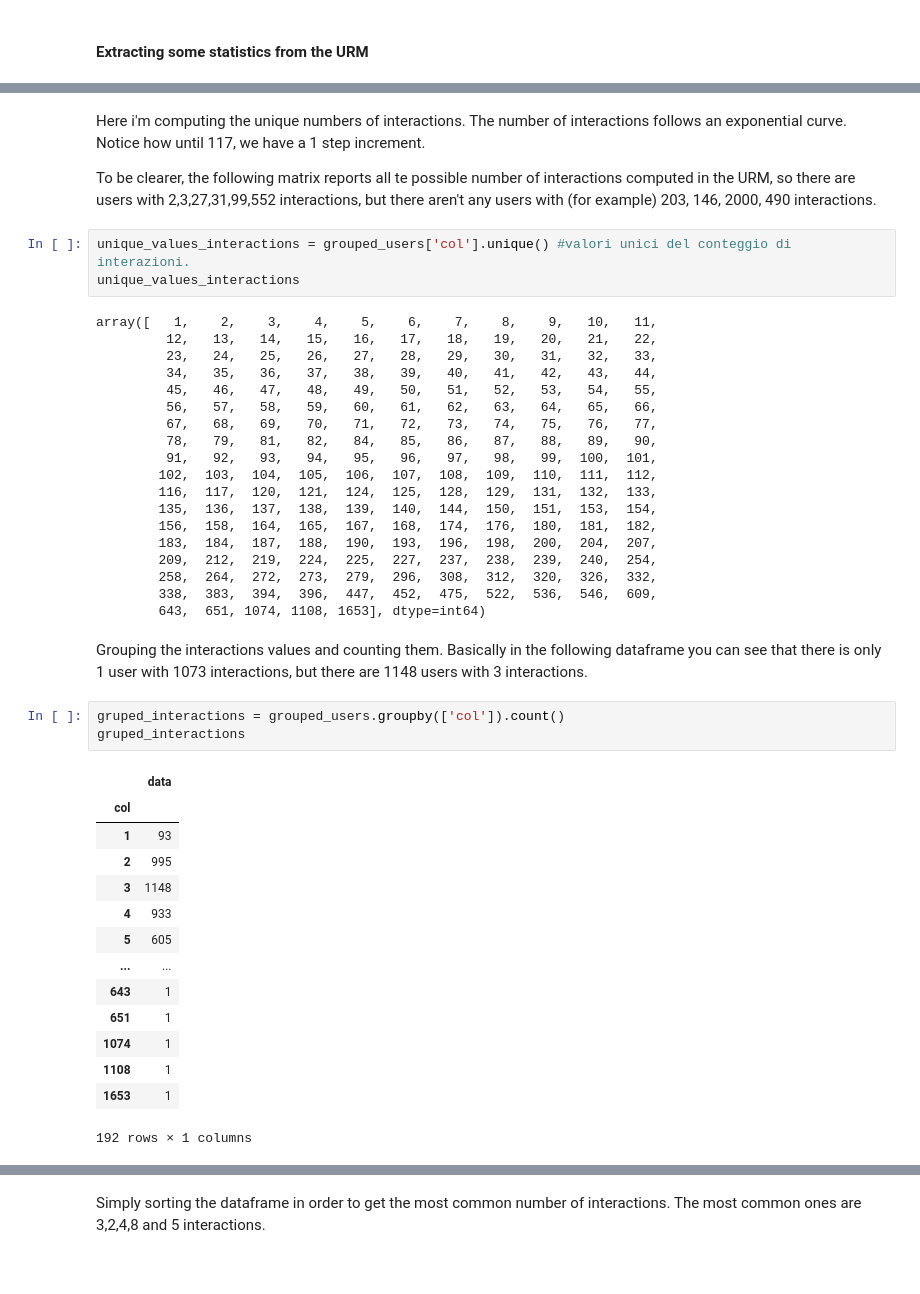
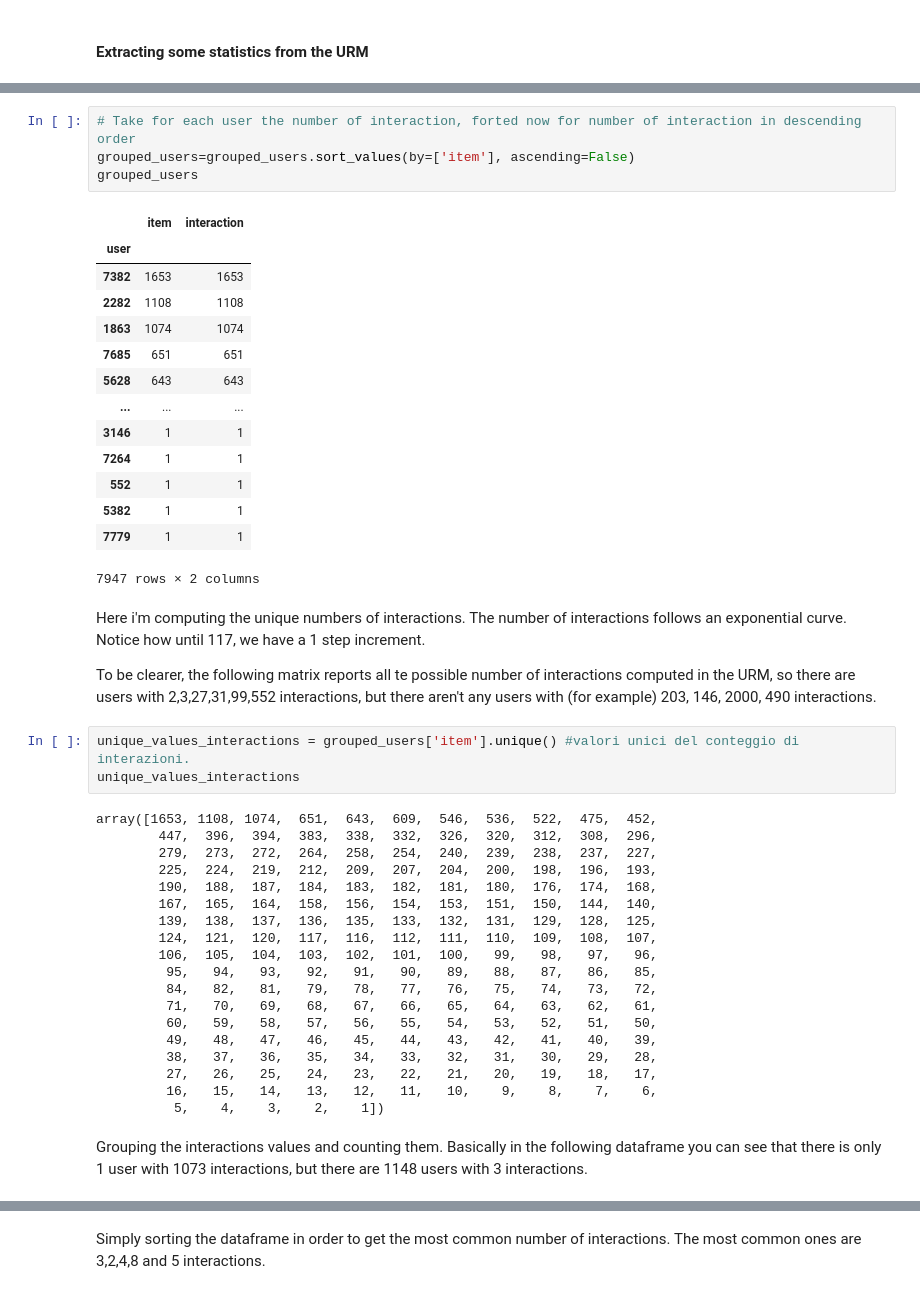
Before and after one commit to mattiasu96/Recommender-Systems-Challenge, a Jupyter notebook: New Challenge Data/Data Analysis.ipynb, the cells around one changed output, grey strips where cells are left out. Cells and saved outputs as stored; diff of their text form.

```diff
--- a/New Challenge Data/Data Analysis.ipynb
+++ b/New Challenge Data/Data Analysis.ipynb
@@ -107,46 +87,47 @@ grouped_users
+# %%
+# Take for each user the number of interaction, forted now for number of interaction in descending order
+grouped_users=grouped_users.sort_values(by=['item'], ascending=False)
+grouped_users
+# %% [output]
+|  | item | interaction |
+| user |  |  |
+| 7382 | 1653 | 1653 |
+| 2282 | 1108 | 1108 |
+| 1863 | 1074 | 1074 |
+| 7685 | 651 | 651 |
+| 5628 | 643 | 643 |
+| ... | ... | ... |
+| 3146 | 1 | 1 |
+| 7264 | 1 | 1 |
+| 552 | 1 | 1 |
+| 5382 | 1 | 1 |
+| 7779 | 1 | 1 |
+7947 rows × 2 columns
 # %% [markdown]
 Here i'm computing the unique numbers of interactions. The number of interactions follows an exponential curve. Notice how until 117, we have a 1 step increment.
 
 To be clearer, the following matrix reports all te possible number of interactions computed in the URM, so there are users with 2,3,27,31,99,552 interactions, but there aren't any users with (for example) 203, 146, 2000, 490 interactions.
 # %%
-unique_values_interactions = grouped_users['col'].unique() #valori unici del conteggio di interazioni.
+unique_values_interactions = grouped_users['item'].unique() #valori unici del conteggio di interazioni.
 unique_values_interactions
 # %% [output]
-array([   1,    2,    3,    4,    5,    6,    7,    8,    9,   10,   11,
-         12,   13,   14,   15,   16,   17,   18,   19,   20,   21,   22,
-         23,   24,   25,   26,   27,   28,   29,   30,   31,   32,   33,
-         34,   35,   36,   37,   38,   39,   40,   41,   42,   43,   44,
-         45,   46,   47,   48,   49,   50,   51,   52,   53,   54,   55,
-         56,   57,   58,   59,   60,   61,   62,   63,   64,   65,   66,
-         67,   68,   69,   70,   71,   72,   73,   74,   75,   76,   77,
-         78,   79,   81,   82,   84,   85,   86,   87,   88,   89,   90,
-         91,   92,   93,   94,   95,   96,   97,   98,   99,  100,  101,
-        102,  103,  104,  105,  106,  107,  108,  109,  110,  111,  112,
-        116,  117,  120,  121,  124,  125,  128,  129,  131,  132,  133,
-        135,  136,  137,  138,  139,  140,  144,  150,  151,  153,  154,
-        156,  158,  164,  165,  167,  168,  174,  176,  180,  181,  182,
-        183,  184,  187,  188,  190,  193,  196,  198,  200,  204,  207,
-        209,  212,  219,  224,  225,  227,  237,  238,  239,  240,  254,
-        258,  264,  272,  273,  279,  296,  308,  312,  320,  326,  332,
-        338,  383,  394,  396,  447,  452,  475,  522,  536,  546,  609,
-        643,  651, 1074, 1108, 1653], dtype=int64)
+array([1653, 1108, 1074,  651,  643,  609,  546,  536,  522,  475,  452,
+        447,  396,  394,  383,  338,  332,  326,  320,  312,  308,  296,
+        279,  273,  272,  264,  258,  254,  240,  239,  238,  237,  227,
+        225,  224,  219,  212,  209,  207,  204,  200,  198,  196,  193,
+        190,  188,  187,  184,  183,  182,  181,  180,  176,  174,  168,
+        167,  165,  164,  158,  156,  154,  153,  151,  150,  144,  140,
+        139,  138,  137,  136,  135,  133,  132,  131,  129,  128,  125,
+        124,  121,  120,  117,  116,  112,  111,  110,  109,  108,  107,
+        106,  105,  104,  103,  102,  101,  100,   99,   98,   97,   96,
+         95,   94,   93,   92,   91,   90,   89,   88,   87,   86,   85,
+         84,   82,   81,   79,   78,   77,   76,   75,   74,   73,   72,
+         71,   70,   69,   68,   67,   66,   65,   64,   63,   62,   61,
+         60,   59,   58,   57,   56,   55,   54,   53,   52,   51,   50,
+         49,   48,   47,   46,   45,   44,   43,   42,   41,   40,   39,
+         38,   37,   36,   35,   34,   33,   32,   31,   30,   29,   28,
+         27,   26,   25,   24,   23,   22,   21,   20,   19,   18,   17,
+         16,   15,   14,   13,   12,   11,   10,    9,    8,    7,    6,
+          5,    4,    3,    2,    1])
 # %% [markdown]
 Grouping the interactions values and counting them. Basically in the following dataframe you can see that there is only 1 user with 1073 interactions, but there are 1148 users with 3 interactions.
-# %%
-gruped_interactions = grouped_users.groupby(['col']).count()
-gruped_interactions
-# %% [output]
-|  | data |
-| col |  |
-| 1 | 93 |
-| 2 | 995 |
-| 3 | 1148 |
-| 4 | 933 |
-| 5 | 605 |
-| ... | ... |
-| 643 | 1 |
-| 651 | 1 |
-| 1074 | 1 |
-| 1108 | 1 |
-| 1653 | 1 |
-192 rows × 1 columns
```
Also changed, not shown: parts of 21 cells of this notebook, 4 other files.
